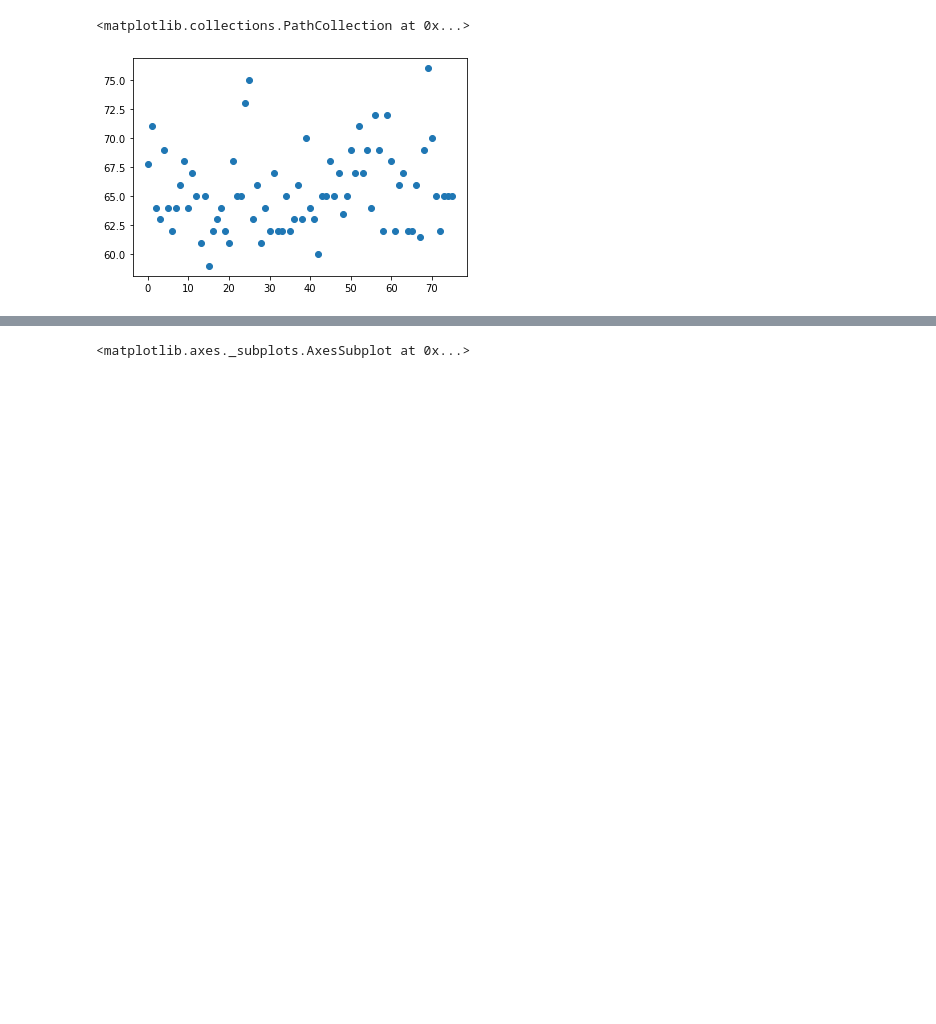
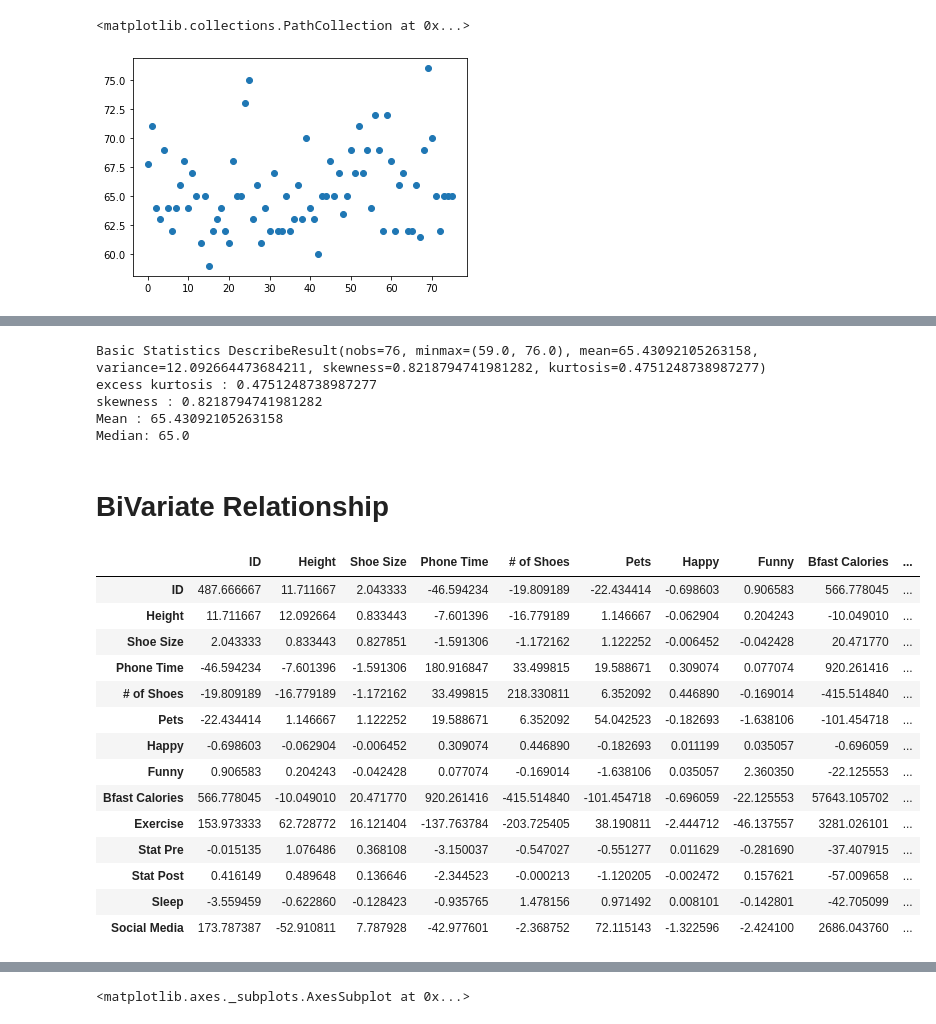
Before and after one commit to kshitizkool/Data-Analytics-Assignments, a Jupyter notebook: DA_As2.ipynb, the cells around one changed output, grey strips where cells are left out. Saved outputs shown, nothing was run; the diff lists cells and outputs as text; code cells hidden in the pictures; blank space fills up the shorter version.

```diff
--- a/DA_As2.ipynb
+++ b/DA_As2.ipynb
@@ -19,0 +50,14 @@ plt.scatter(df.index,df['Height'])
+# %%
+print ('Basic Statistics',stats.describe(y))
+print( 'excess kurtosis : {}'.format( kurtosis(arr) ))
+print( 'skewness : {}'.format( skew(arr) ))
+print('Mean :', mean_ )
+print('Median:',median_)
+# %% [output]
+Basic Statistics DescribeResult(nobs=76, minmax=(59.0, 76.0), mean=65.43092105263158, variance=12.092664473684211, skewness=0.8218794741981282, kurtosis=0.4751248738987277)
+excess kurtosis : 0.4751248738987277
+skewness : 0.8218794741981282
+Mean : 65.43092105263158
+Median: 65.0
+# %% [markdown]
+# BiVariate Relationship
@@ -19,0 +66,18 @@ plt.scatter(df.index,df['Height'])
+# %%
+df.cov()
+# %% [output]
+|  | ID | Height | Shoe Size | Phone Time | # of Shoes | Pets | Happy | Funny | Bfast Calories | ... |
+| ID | 487.666667 | 11.711667 | 2.043333 | -46.594234 | -19.809189 | -22.434414 | -0.698603 | 0.906583 | 566.778045 | ... |
+| Height | 11.711667 | 12.092664 | 0.833443 | -7.601396 | -16.779189 | 1.146667 | -0.062904 | 0.204243 | -10.049010 | ... |
+| Shoe Size | 2.043333 | 0.833443 | 0.827851 | -1.591306 | -1.172162 | 1.122252 | -0.006452 | -0.042428 | 20.471770 | ... |
+| Phone Time | -46.594234 | -7.601396 | -1.591306 | 180.916847 | 33.499815 | 19.588671 | 0.309074 | 0.077074 | 920.261416 | ... |
+| # of Shoes | -19.809189 | -16.779189 | -1.172162 | 33.499815 | 218.330811 | 6.352092 | 0.446890 | -0.169014 | -415.514840 | ... |
+| Pets | -22.434414 | 1.146667 | 1.122252 | 19.588671 | 6.352092 | 54.042523 | -0.182693 | -1.638106 | -101.454718 | ... |
+| Happy | -0.698603 | -0.062904 | -0.006452 | 0.309074 | 0.446890 | -0.182693 | 0.011199 | 0.035057 | -0.696059 | ... |
+| Funny | 0.906583 | 0.204243 | -0.042428 | 0.077074 | -0.169014 | -1.638106 | 0.035057 | 2.360350 | -22.125553 | ... |
+| Bfast Calories | 566.778045 | -10.049010 | 20.471770 | 920.261416 | -415.514840 | -101.454718 | -0.696059 | -22.125553 | 57643.105702 | ... |
+| Exercise | 153.973333 | 62.728772 | 16.121404 | -137.763784 | -203.725405 | 38.190811 | -2.444712 | -46.137557 | 3281.026101 | ... |
+| Stat Pre | -0.015135 | 1.076486 | 0.368108 | -3.150037 | -0.547027 | -0.551277 | 0.011629 | -0.281690 | -37.407915 | ... |
+| Stat Post | 0.416149 | 0.489648 | 0.136646 | -2.344523 | -0.000213 | -1.120205 | -0.002472 | 0.157621 | -57.009658 | ... |
+| Sleep | -3.559459 | -0.622860 | -0.128423 | -0.935765 | 1.478156 | 0.971492 | 0.008101 | -0.142801 | -42.705099 | ... |
+| Social Media | 173.787387 | -52.910811 | 7.787928 | -42.977601 | -2.368752 | 72.115143 | -1.322596 | -2.424100 | 2686.043760 | ... |
```
Also changed, not shown: parts of 10 cells of this notebook.
